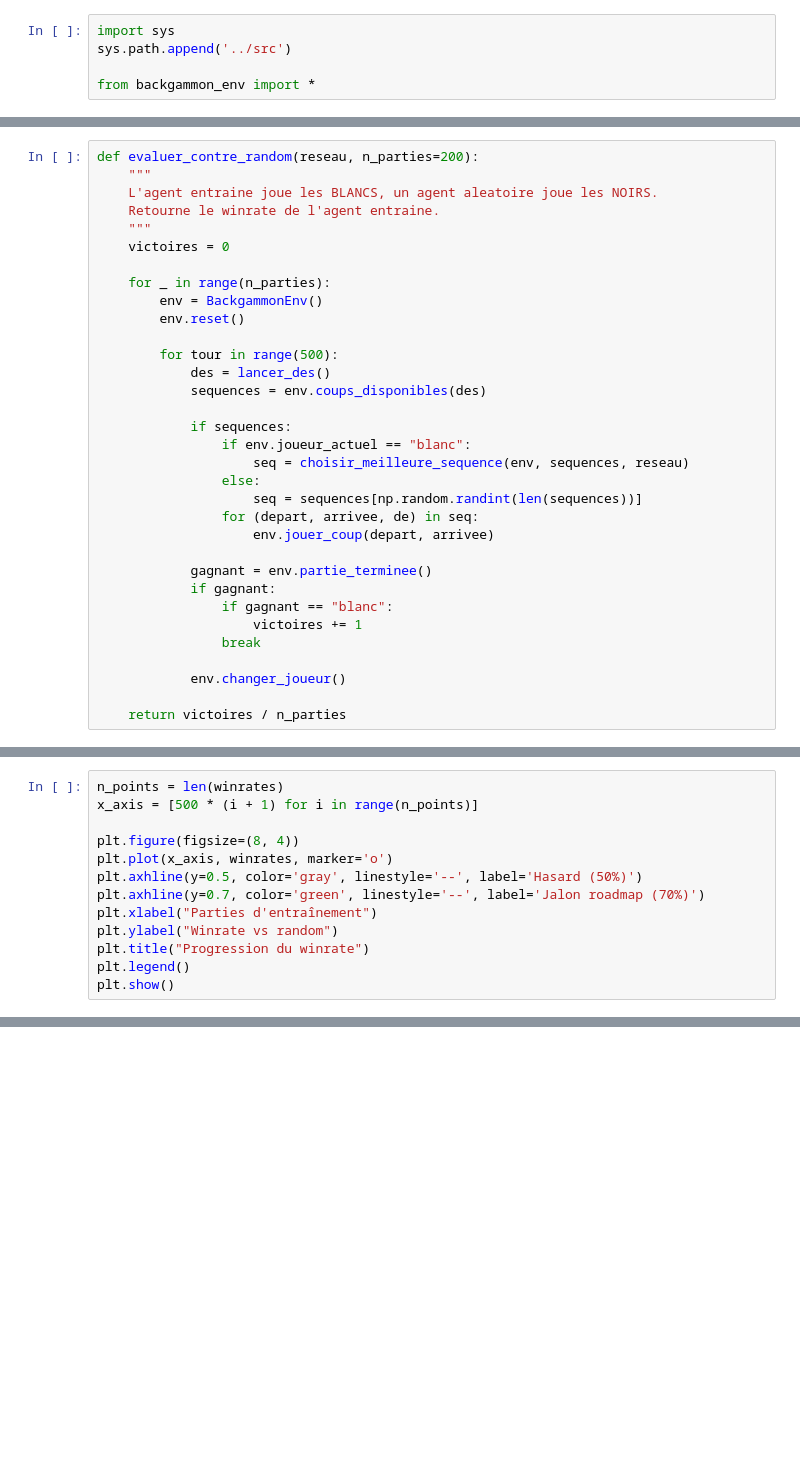
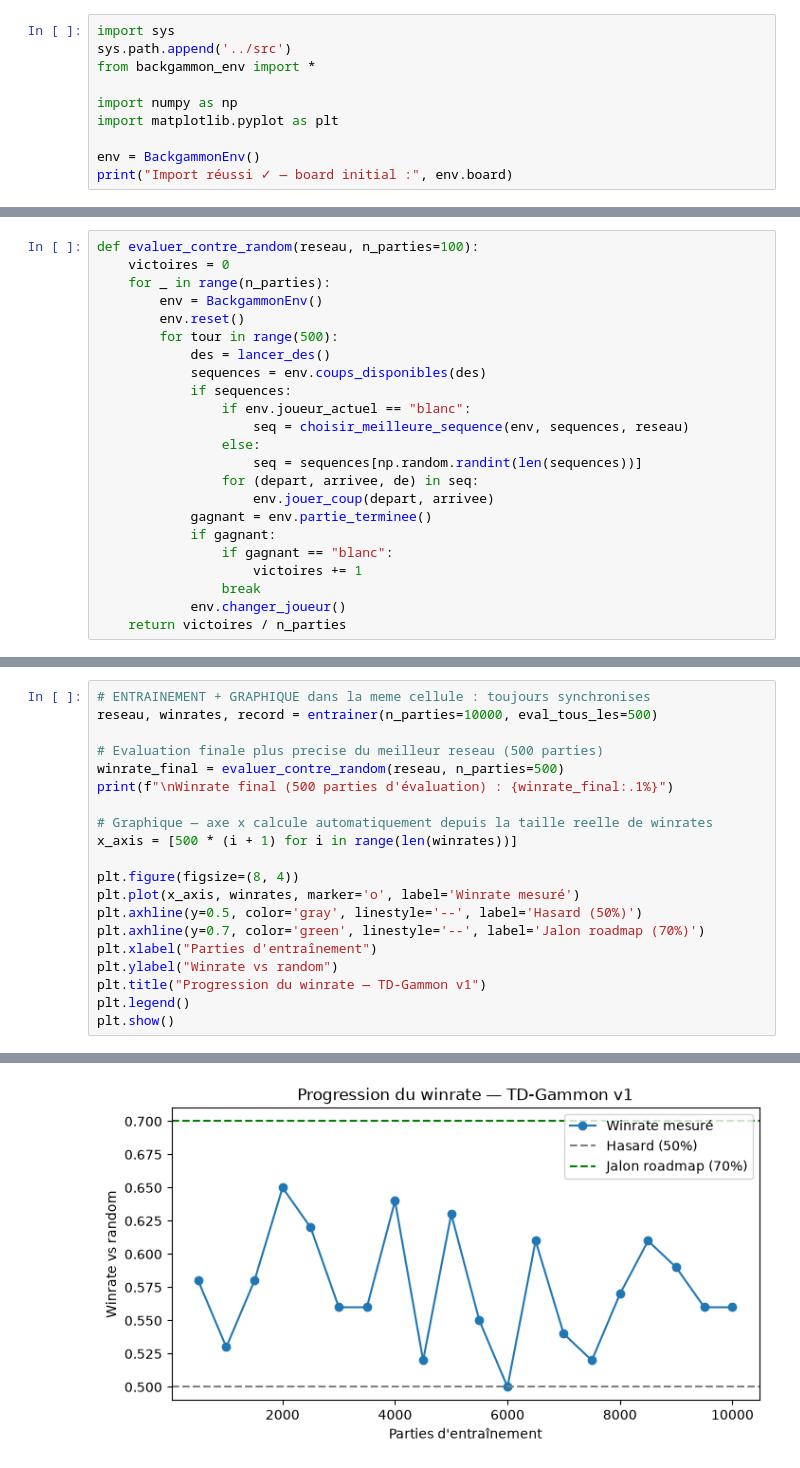
Before and after one commit to arthurbilger/td-gammon-portfolio, a Jupyter notebook: notebooks/03_td_gammon_agent.ipynb, the cells around one changed output, grey strips where cells are left out. Saved outputs shown, nothing was run; the diff lists cells and outputs as text; blank space fills up the shorter version.

```diff
--- a/notebooks/03_td_gammon_agent.ipynb
+++ b/notebooks/03_td_gammon_agent.ipynb
@@ -1,5 +1,10 @@
 # %%
 import sys
 sys.path.append('../src')
+from backgammon_env import *
 
-from backgammon_env import *
+import numpy as np
+import matplotlib.pyplot as plt
+
+env = BackgammonEnv()
+print("Import réussi ✓ — board initial :", env.board)
@@ -131,21 +146,14 @@ def choisir_meilleure_sequence(env, sequences, reseau):
 
     return meilleure_seq
 # %%
-def evaluer_contre_random(reseau, n_parties=200):
-    """
-    L'agent entraine joue les BLANCS, un agent aleatoire joue les NOIRS.
-    Retourne le winrate de l'agent entraine.
-    """
+def evaluer_contre_random(reseau, n_parties=100):
     victoires = 0
-
     for _ in range(n_parties):
         env = BackgammonEnv()
         env.reset()
-
         for tour in range(500):
             des = lancer_des()
             sequences = env.coups_disponibles(des)
-
             if sequences:
                 if env.joueur_actuel == "blanc":
                     seq = choisir_meilleure_sequence(env, sequences, reseau)
@@ -153,14 +161,11 @@ def evaluer_contre_random(reseau, n_parties=200):
                     seq = sequences[np.random.randint(len(sequences))]
                 for (depart, arrivee, de) in seq:
                     env.jouer_coup(depart, arrivee)
-
             gagnant = env.partie_terminee()
             if gagnant:
                 if gagnant == "blanc":
                     victoires += 1
                 break
-
             env.changer_joueur()
-
     return victoires / n_parties
 # %%
@@ -232,13 +243,21 @@ def entrainer_avec_suivi(n_parties=3000, alpha_debut=0.01, alpha_fin=0.001, eval
 # %%
-n_points = len(winrates)
-x_axis = [500 * (i + 1) for i in range(n_points)]
+# ENTRAINEMENT + GRAPHIQUE dans la meme cellule : toujours synchronises
+reseau, winrates, record = entrainer(n_parties=10000, eval_tous_les=500)
+
+# Evaluation finale plus precise du meilleur reseau (500 parties)
+winrate_final = evaluer_contre_random(reseau, n_parties=500)
+print(f"\nWinrate final (500 parties d'évaluation) : {winrate_final:.1%}")
+
+# Graphique — axe x calcule automatiquement depuis la taille reelle de winrates
+x_axis = [500 * (i + 1) for i in range(len(winrates))]
 
 plt.figure(figsize=(8, 4))
-plt.plot(x_axis, winrates, marker='o')
+plt.plot(x_axis, winrates, marker='o', label='Winrate mesuré')
 plt.axhline(y=0.5, color='gray', linestyle='--', label='Hasard (50%)')
 plt.axhline(y=0.7, color='green', linestyle='--', label='Jalon roadmap (70%)')
 plt.xlabel("Parties d'entraînement")
 plt.ylabel("Winrate vs random")
-plt.title("Progression du winrate")
+plt.title("Progression du winrate — TD-Gammon v1")
 plt.legend()
 plt.show()
+# %% [output]
@@ -244,0 +281 @@ plt.show()
+[figure, added]
```
Also changed, not shown: parts of 6 cells of this notebook, 1 other file.
